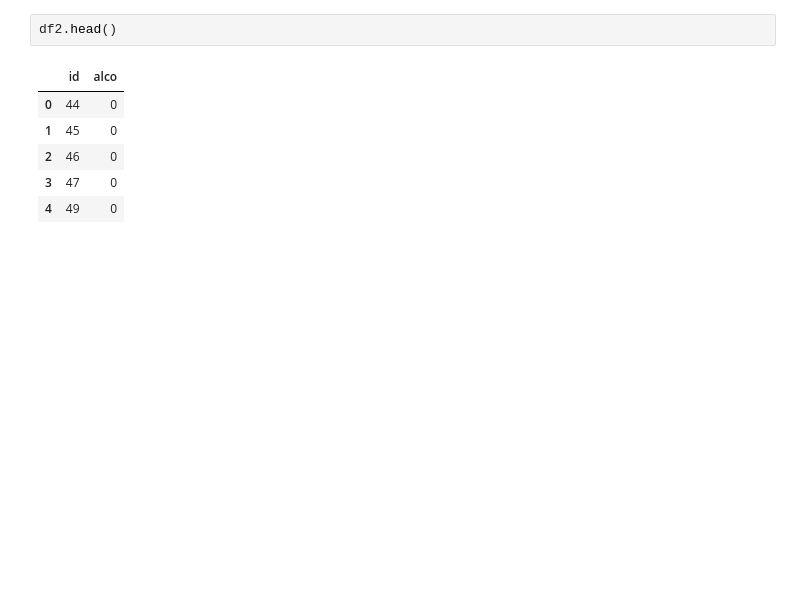
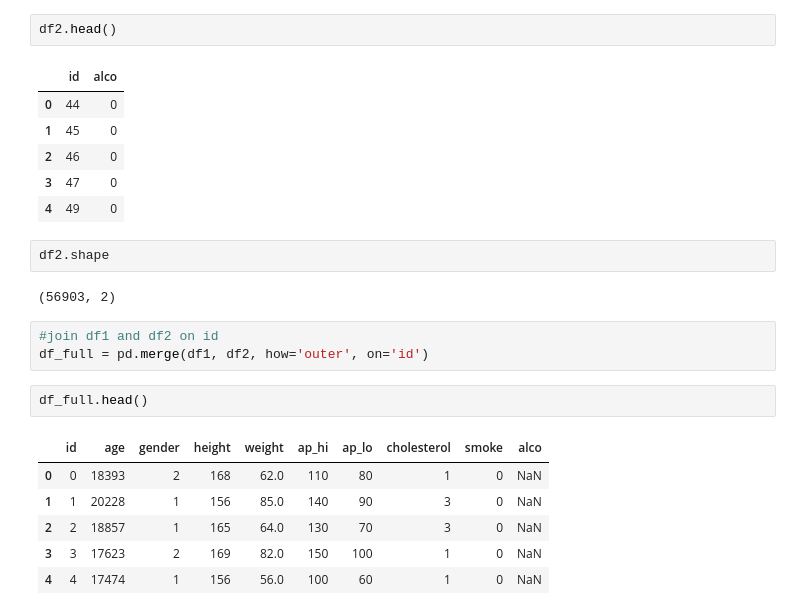
Before and after one commit to EnochAy/Turing-Data-Analytics_Science_Test, a Jupyter notebook: turing.ipynb, the cells around one changed output. Cells and saved outputs as stored; diff of their text form; blank space fills up the shorter version.

```diff
--- a/turing.ipynb
+++ b/turing.ipynb
@@ -141,3 +141,19 @@ df2.head()
 | 2 | 46 | 0 |
 | 3 | 47 | 0 |
 | 4 | 49 | 0 |
+# %%
+df2.shape
+# %% [output]
+(56903, 2)
+# %%
+#join df1 and df2 on id
+df_full = pd.merge(df1, df2, how='outer', on='id')
+# %%
+df_full.head()
+# %% [output]
+|  | id | age | gender | height | weight | ap_hi | ap_lo | cholesterol | smoke | alco |
+| 0 | 0 | 18393 | 2 | 168 | 62.0 | 110 | 80 | 1 | 0 | NaN |
+| 1 | 1 | 20228 | 1 | 156 | 85.0 | 140 | 90 | 3 | 0 | NaN |
+| 2 | 2 | 18857 | 1 | 165 | 64.0 | 130 | 70 | 3 | 0 | NaN |
+| 3 | 3 | 17623 | 2 | 169 | 82.0 | 150 | 100 | 1 | 0 | NaN |
+| 4 | 4 | 17474 | 1 | 156 | 56.0 | 100 | 60 | 1 | 0 | NaN |
```
Also changed, not shown: parts of 5 cells of this notebook.
